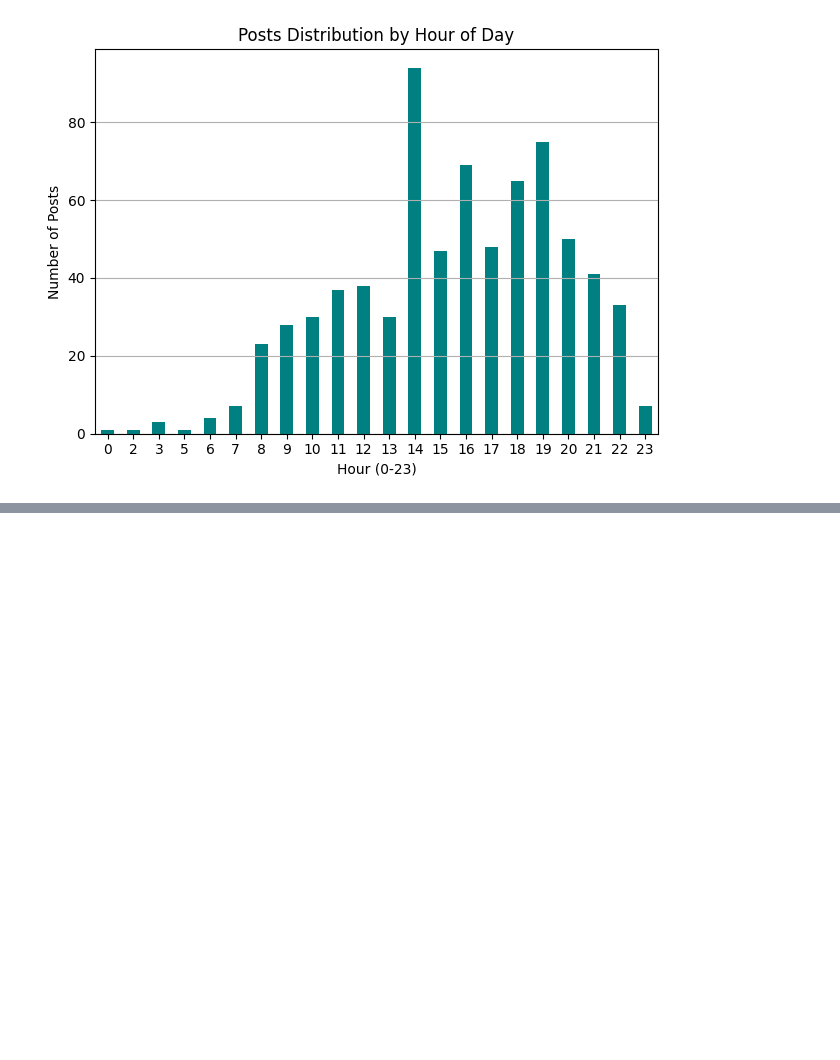
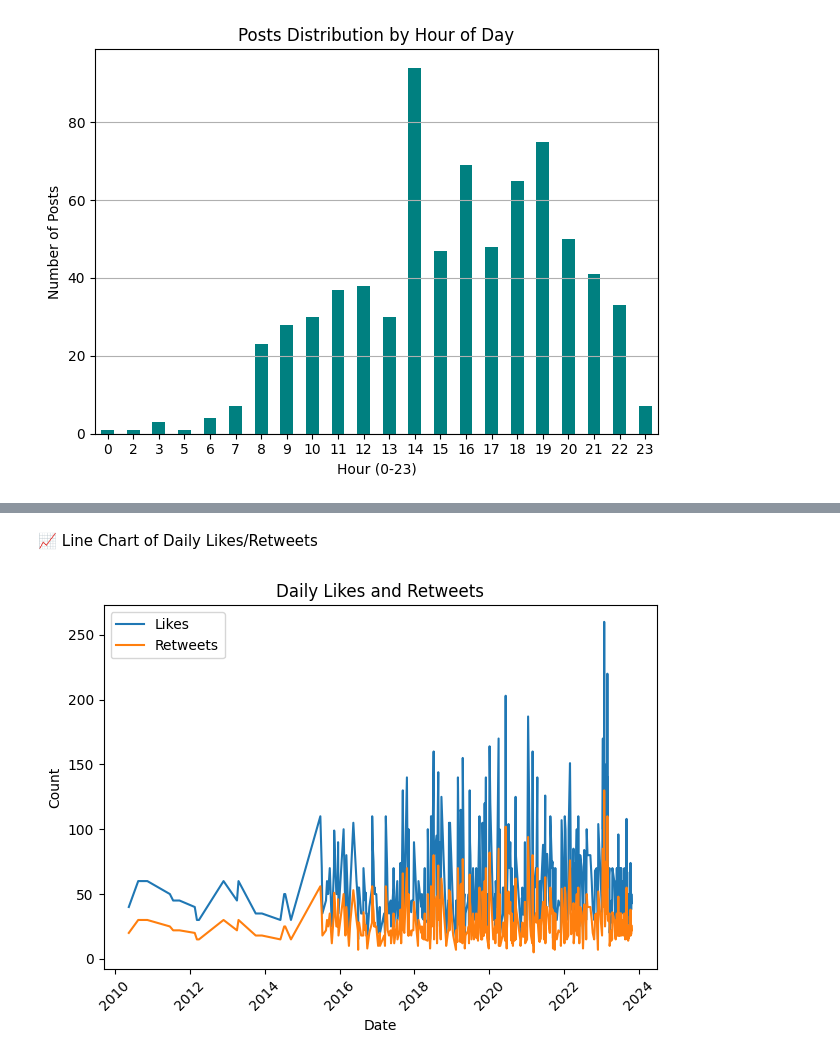
Before and after one commit to rath-anshuman/sentiment_analysis-CL4, a Jupyter notebook: analysis.ipynb, the cells around one changed output, grey strips where cells are left out. Saved outputs shown, nothing was run; the diff lists cells and outputs as text; code cells hidden in the pictures; blank space fills up the shorter version.

```diff
--- a/analysis.ipynb
+++ b/analysis.ipynb
@@ -132,0 +149,7 @@ plt.show()
+# %%
+from collections import Counter
+
+# Split hashtags
+df['Hashtags'] = df['Hashtags'].fillna('').apply(lambda x: [tag.strip() for tag in x.split('#') if tag.strip()])
+all_hashtags = [tag for tags in df['Hashtags'] for tag in tags]
+hashtag_counts = Counter(all_hashtags).most_common()
@@ -132,0 +161,15 @@ plt.show()
+# %% [markdown]
+📈 Line Chart of Daily Likes/Retweets
+# %%
+df['Date'] = pd.to_datetime(df['Timestamp'], dayfirst=True)
+daily_engagement = df.groupby(df['Date'].dt.date)[['Likes', 'Retweets']].sum()
+
+daily_engagement.plot(kind='line')
+plt.title('Daily Likes and Retweets')
+plt.xlabel('Date')
+plt.ylabel('Count')
+plt.xticks(rotation=45)
+plt.tight_layout()
+plt.show()
+# %% [output]
+[figure, added]
```
Also changed, not shown: parts of 21 cells of this notebook, 1 other file.
